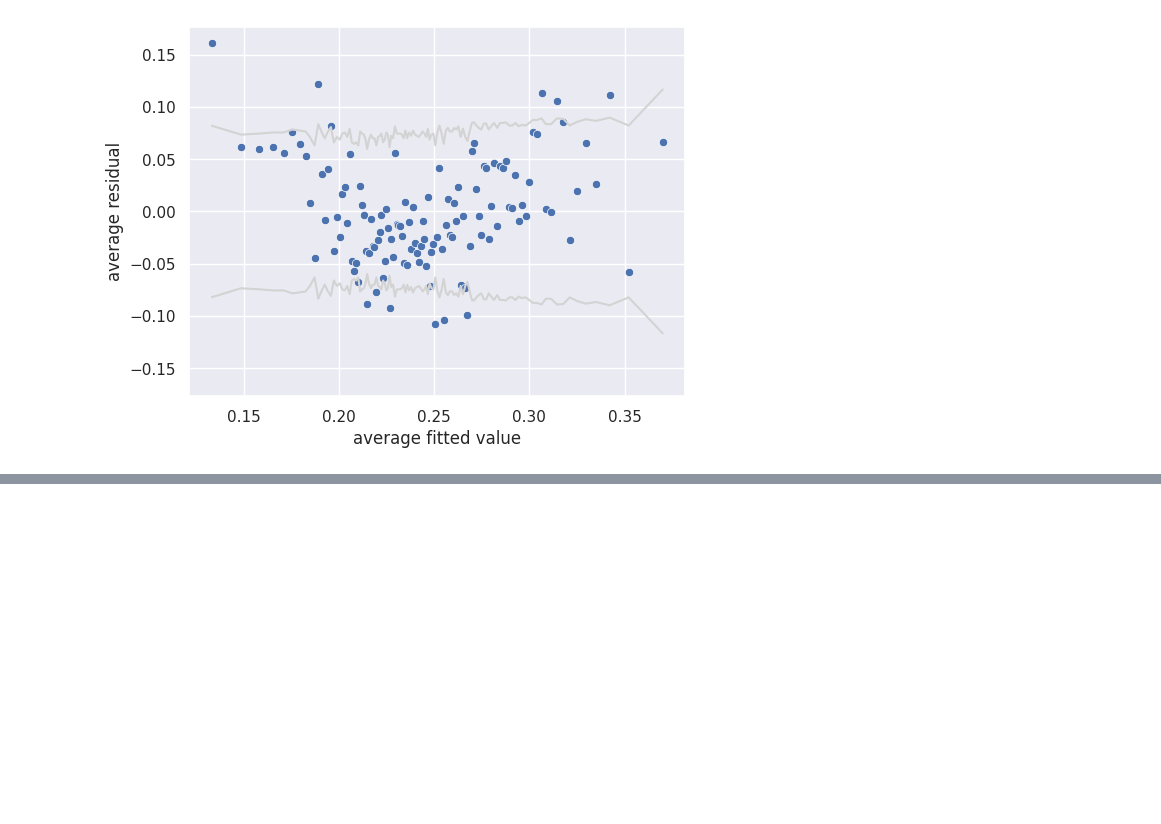
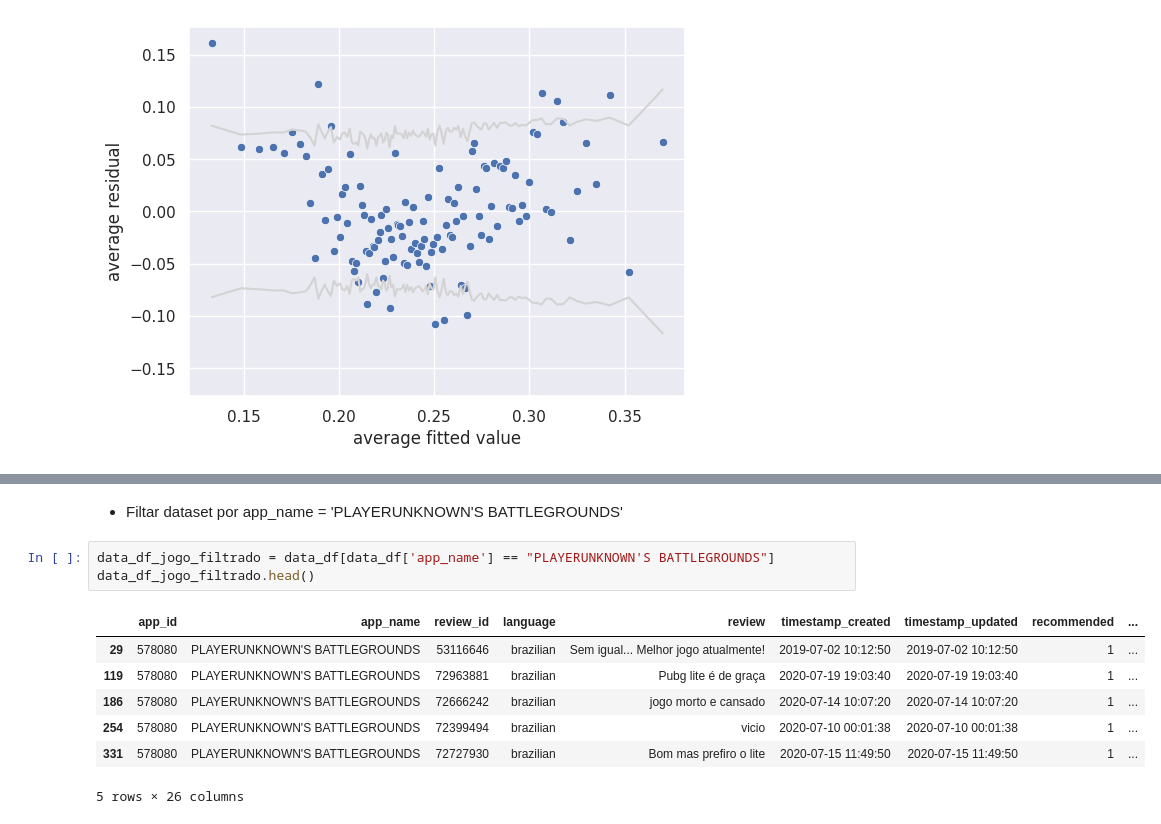
Before and after one commit to DaviReisVieira/projeto-1-redesoc, a Jupyter notebook: 2. Criação de Modelos.ipynb, the cells around one changed output, grey strips where cells are left out. Saved outputs shown, nothing was run; the diff lists cells and outputs as text; blank space fills up the shorter version.

```diff
--- a/2. Criação de Modelos.ipynb
+++ b/2. Criação de Modelos.ipynb
@@ -334,0 +404,13 @@ results_g.plot_residuals()
+# %% [markdown]
+- Filtar dataset por app_name = 'PLAYERUNKNOWN'S BATTLEGROUNDS'
+# %%
+data_df_jogo_filtrado = data_df[data_df['app_name'] == "PLAYERUNKNOWN'S BATTLEGROUNDS"]
+data_df_jogo_filtrado.head()
+# %% [output]
+|  | app_id | app_name | review_id | language | review | timestamp_created | timestamp_updated | recommended | ... |
+| 29 | 578080 | PLAYERUNKNOWN'S BATTLEGROUNDS | 53116646 | brazilian | Sem igual... Melhor jogo atualmente! | 2019-07-02 10:12:50 | 2019-07-02 10:12:50 | 1 | ... |
+| 119 | 578080 | PLAYERUNKNOWN'S BATTLEGROUNDS | 72963881 | brazilian | Pubg lite é de graça | 2020-07-19 19:03:40 | 2020-07-19 19:03:40 | 1 | ... |
+| 186 | 578080 | PLAYERUNKNOWN'S BATTLEGROUNDS | 72666242 | brazilian | jogo morto e cansado | 2020-07-14 10:07:20 | 2020-07-14 10:07:20 | 1 | ... |
+| 254 | 578080 | PLAYERUNKNOWN'S BATTLEGROUNDS | 72399494 | brazilian | vicio | 2020-07-10 00:01:38 | 2020-07-10 00:01:38 | 1 | ... |
+| 331 | 578080 | PLAYERUNKNOWN'S BATTLEGROUNDS | 72727930 | brazilian | Bom mas prefiro o lite | 2020-07-15 11:49:50 | 2020-07-15 11:49:50 | 1 | ... |
+5 rows × 26 columns
```
Also changed, not shown: parts of 18 cells of this notebook, 1 other file.
